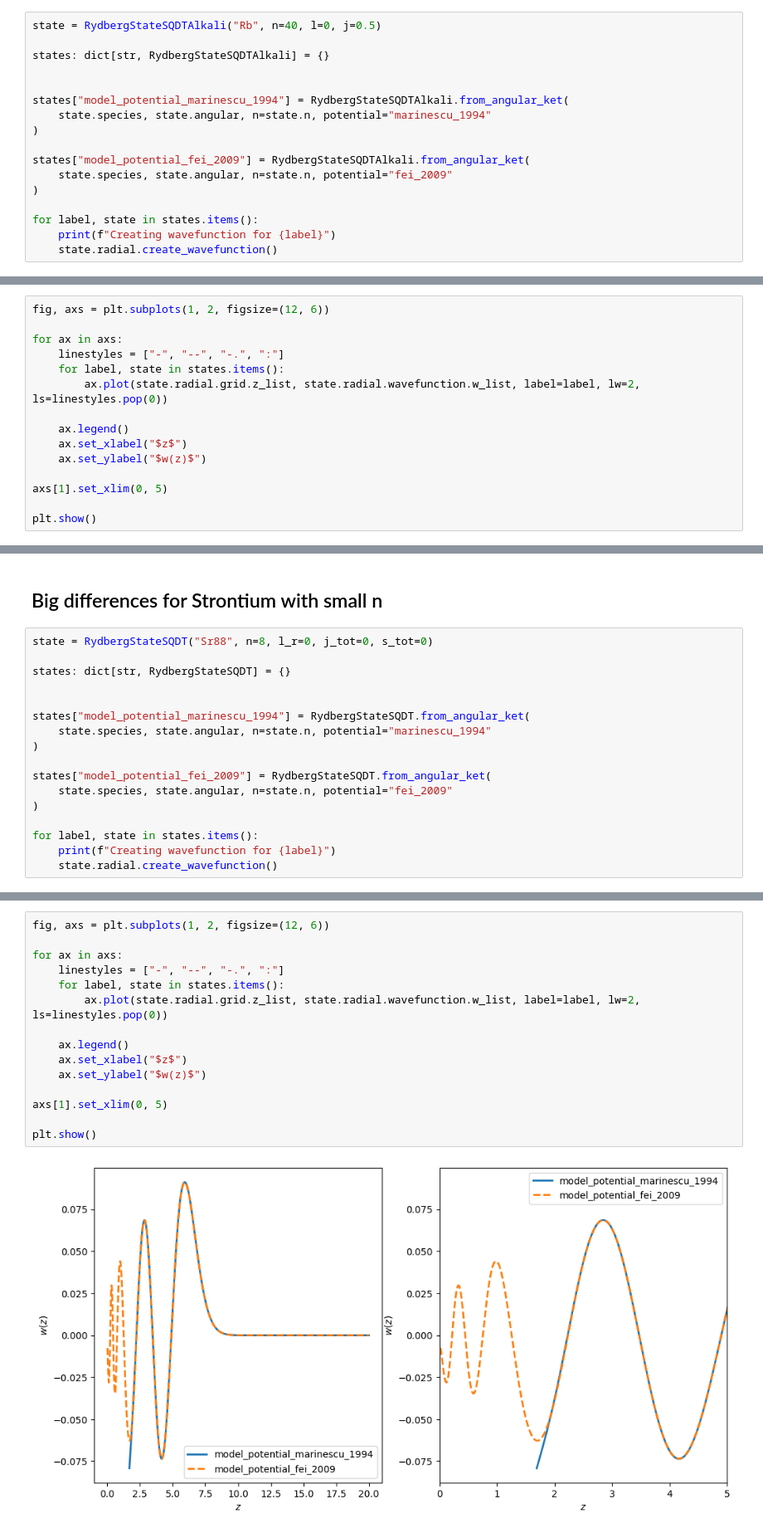
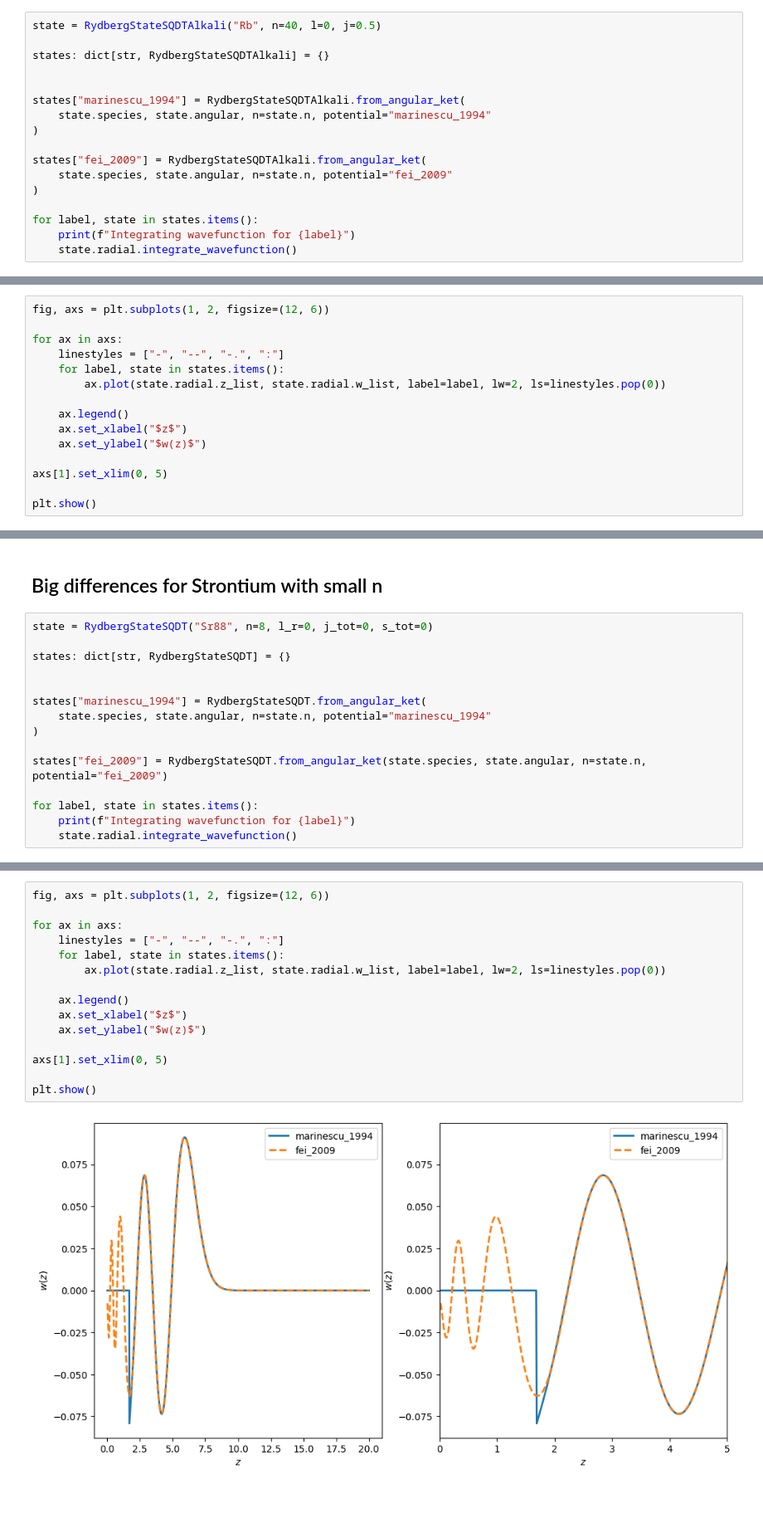
Before and after one commit to pairinteraction/rydstate, a Jupyter notebook: docs/examples/comparisons/compare_model_potentials.ipynb, the cells around one changed output, grey strips where cells are left out. Shown at 83% size. Saved outputs shown, nothing was run; the diff lists cells and outputs as text; blank space fills up the shorter version.

```diff
--- a/docs/examples/comparisons/compare_model_potentials.ipynb
+++ b/docs/examples/comparisons/compare_model_potentials.ipynb
@@ -13,15 +13,15 @@ state = RydbergStateSQDTAlkali("Rb", n=40, l=0, j=0.5)
 states: dict[str, RydbergStateSQDTAlkali] = {}
 
 
-states["model_potential_marinescu_1994"] = RydbergStateSQDTAlkali.from_angular_ket(
+states["marinescu_1994"] = RydbergStateSQDTAlkali.from_angular_ket(
     state.species, state.angular, n=state.n, potential="marinescu_1994"
 )
 
-states["model_potential_fei_2009"] = RydbergStateSQDTAlkali.from_angular_ket(
+states["fei_2009"] = RydbergStateSQDTAlkali.from_angular_ket(
     state.species, state.angular, n=state.n, potential="fei_2009"
 )
 
 for label, state in states.items():
-    print(f"Creating wavefunction for {label}")
-    state.radial.create_wavefunction()
+    print(f"Integrating wavefunction for {label}")
+    state.radial.integrate_wavefunction()
 # %% [output]
@@ -33,7 +33,7 @@ fig, axs = plt.subplots(1, 2, figsize=(12, 6))
 for ax in axs:
     linestyles = ["-", "--", "-.", ":"]
     for label, state in states.items():
-        ax.plot(state.radial.grid.z_list, state.radial.wavefunction.w_list, label=label, lw=2, ls=linestyles.pop(0))
+        ax.plot(state.radial.z_list, state.radial.w_list, label=label, lw=2, ls=linestyles.pop(0))
 
     ax.legend()
     ax.set_xlabel("$z$")
@@ -52,15 +52,13 @@ state = RydbergStateSQDT("Sr88", n=8, l_r=0, j_tot=0, s_tot=0)
 states: dict[str, RydbergStateSQDT] = {}
 
 
-states["model_potential_marinescu_1994"] = RydbergStateSQDT.from_angular_ket(
+states["marinescu_1994"] = RydbergStateSQDT.from_angular_ket(
     state.species, state.angular, n=state.n, potential="marinescu_1994"
 )
 
-states["model_potential_fei_2009"] = RydbergStateSQDT.from_angular_ket(
-    state.species, state.angular, n=state.n, potential="fei_2009"
-)
+states["fei_2009"] = RydbergStateSQDT.from_angular_ket(state.species, state.angular, n=state.n, potential="fei_2009")
 
 for label, state in states.items():
-    print(f"Creating wavefunction for {label}")
-    state.radial.create_wavefunction()
+    print(f"Integrating wavefunction for {label}")
+    state.radial.integrate_wavefunction()
 # %% [output]
@@ -73,17 +71,17 @@ Creating wavefunction for model_potential_fei_2009
 # %%
 fig, axs = plt.subplots(1, 2, figsize=(12, 6))
 
 for ax in axs:
     linestyles = ["-", "--", "-.", ":"]
     for label, state in states.items():
-        ax.plot(state.radial.grid.z_list, state.radial.wavefunction.w_list, label=label, lw=2, ls=linestyles.pop(0))
+        ax.plot(state.radial.z_list, state.radial.w_list, label=label, lw=2, ls=linestyles.pop(0))
 
     ax.legend()
     ax.set_xlabel("$z$")
     ax.set_ylabel("$w(z)$")
 
 axs[1].set_xlim(0, 5)
 
 plt.show()
 # %% [output]
-[figure, old version]
+[figure, new version]
```
Also changed, not shown: parts of 3 cells of this notebook, 5 other files.
